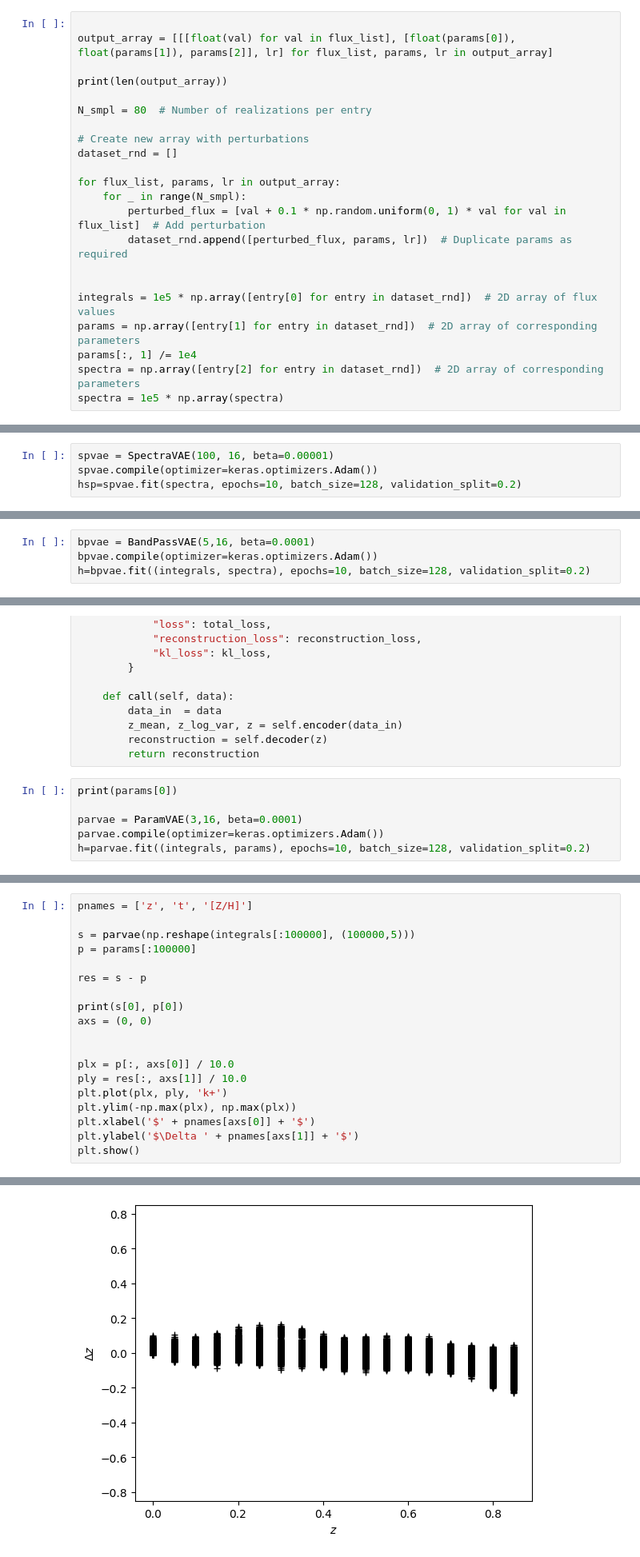
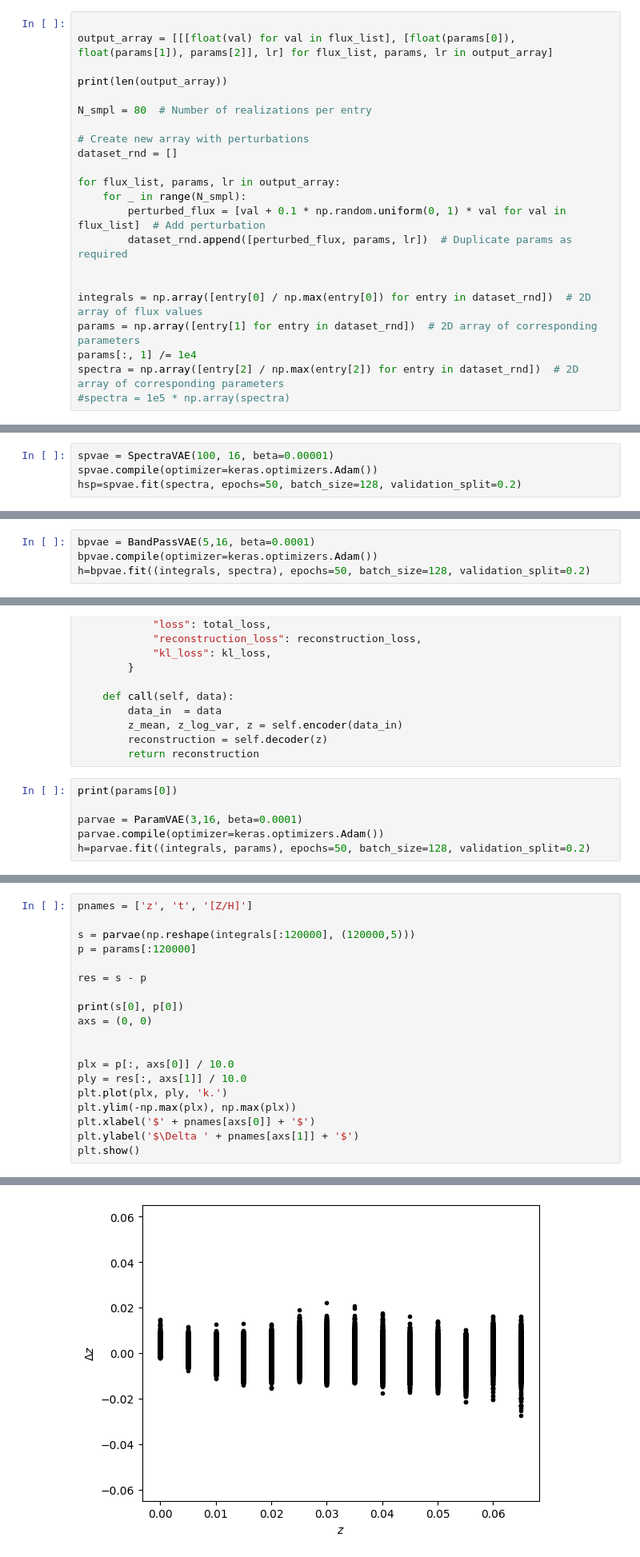
Before and after one commit to astrodeepnet/vae_mpoe, a Jupyter notebook: VAE_HSC_bands.ipynb, the cells around one changed output, grey strips where cells are left out. Shown at 80% size. Cells and saved outputs as stored; diff of their text form.

```diff
--- a/VAE_HSC_bands.ipynb
+++ b/VAE_HSC_bands.ipynb
@@ -234,9 +265,9 @@ for flux_list, params, lr in output_array:
         dataset_rnd.append([perturbed_flux, params, lr])  # Duplicate params as required
 
 
-integrals = 1e5 * np.array([entry[0] for entry in dataset_rnd])  # 2D array of flux values
+integrals = np.array([entry[0] / np.max(entry[0]) for entry in dataset_rnd])  # 2D array of flux values
 params = np.array([entry[1] for entry in dataset_rnd])  # 2D array of corresponding parameters
 params[:, 1] /= 1e4
-spectra = np.array([entry[2] for entry in dataset_rnd])  # 2D array of corresponding parameters
-spectra = 1e5 * np.array(spectra)
+spectra = np.array([entry[2] / np.max(entry[2]) for entry in dataset_rnd])  # 2D array of corresponding parameters
+#spectra = 1e5 * np.array(spectra)
 # %% [output]
@@ -414,5 +472,5 @@ class SpectraVAE(keras.Model):
 # %%
 spvae = SpectraVAE(100, 16, beta=0.00001)
 spvae.compile(optimizer=keras.optimizers.Adam())
-hsp=spvae.fit(spectra, epochs=10, batch_size=128, validation_split=0.2)
+hsp=spvae.fit(spectra, epochs=50, batch_size=128, validation_split=0.2)
 # %% [output]
@@ -553,5 +609,5 @@ class BandPassVAE(keras.Model):
 # %%
 bpvae = BandPassVAE(5,16, beta=0.0001)
 bpvae.compile(optimizer=keras.optimizers.Adam())
-h=bpvae.fit((integrals, spectra), epochs=10, batch_size=128, validation_split=0.2)
+h=bpvae.fit((integrals, spectra), epochs=50, batch_size=128, validation_split=0.2)
 # %% [output]
@@ -706,5 +765,5 @@ print(params[0])
 
 parvae = ParamVAE(3,16, beta=0.0001)
 parvae.compile(optimizer=keras.optimizers.Adam())
-h=parvae.fit((integrals, params), epochs=10, batch_size=128, validation_split=0.2)
+h=parvae.fit((integrals, params), epochs=50, batch_size=128, validation_split=0.2)
 # %% [output]
@@ -733,8 +789,8 @@ Epoch 10/10
 # %%
 pnames = ['z', 't', '[Z/H]']
 
-s = parvae(np.reshape(integrals[:100000], (100000,5)))
-p = params[:100000]
+s = parvae(np.reshape(integrals[:120000], (120000,5)))
+p = params[:120000]
 
 res = s - p
 
@@ -744,7 +800,7 @@ axs = (0, 0)
 
 plx = p[:, axs[0]] / 10.0
 ply = res[:, axs[1]] / 10.0
-plt.plot(plx, ply, 'k+')
+plt.plot(plx, ply, 'k.')
 plt.ylim(-np.max(plx), np.max(plx))
 plt.xlabel('$' + pnames[axs[0]] + '$')
 plt.ylabel('$\Delta ' + pnames[axs[1]] + '$')
@@ -754 +813 @@ tf.Tensor([ 0.06065371  0.1678028  -0.24785602], shape=(3,), dtype=float32) [0.
-[figure, old version]
+[figure, new version]
```
Also changed, not shown: parts of 24 cells of this notebook.
